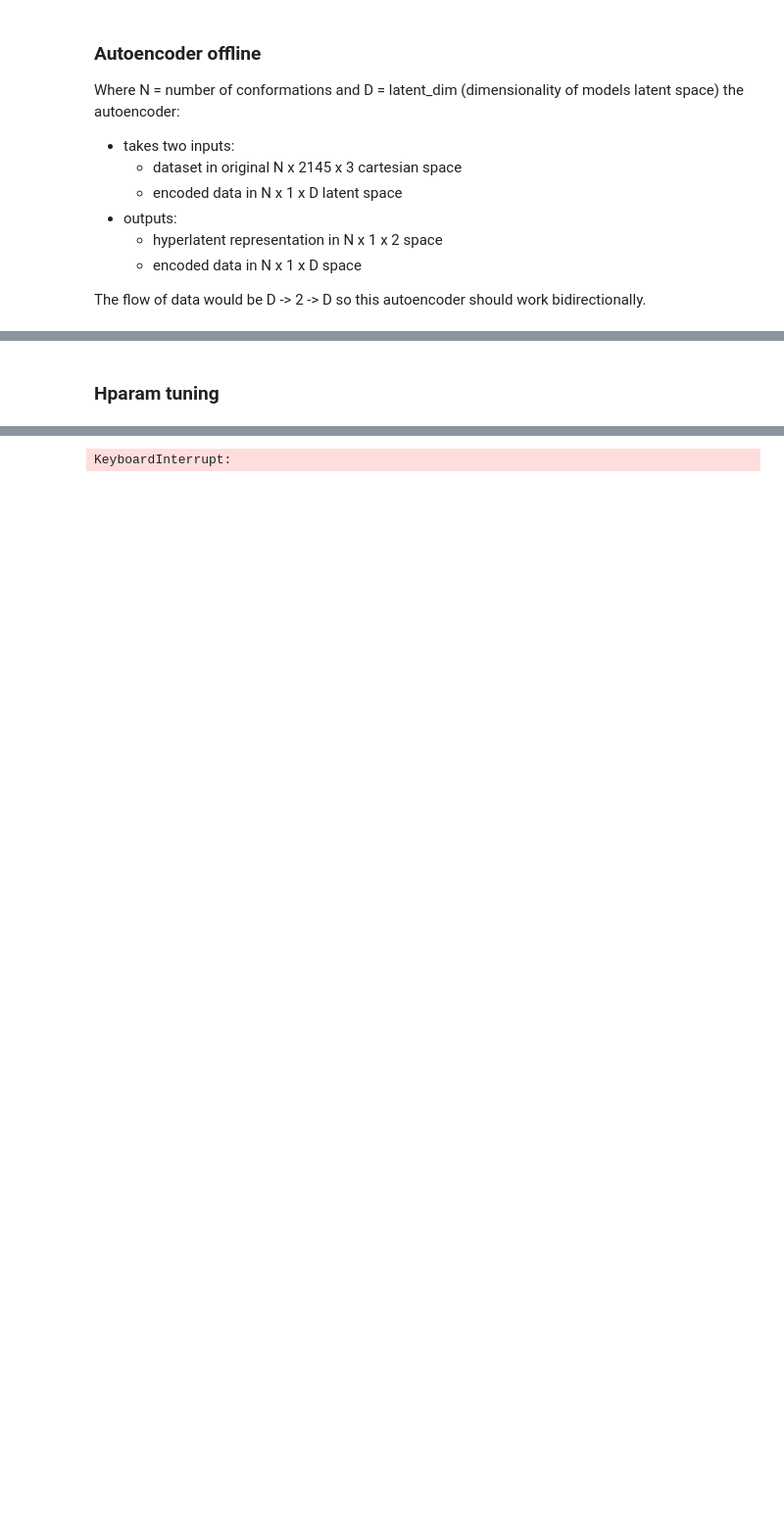
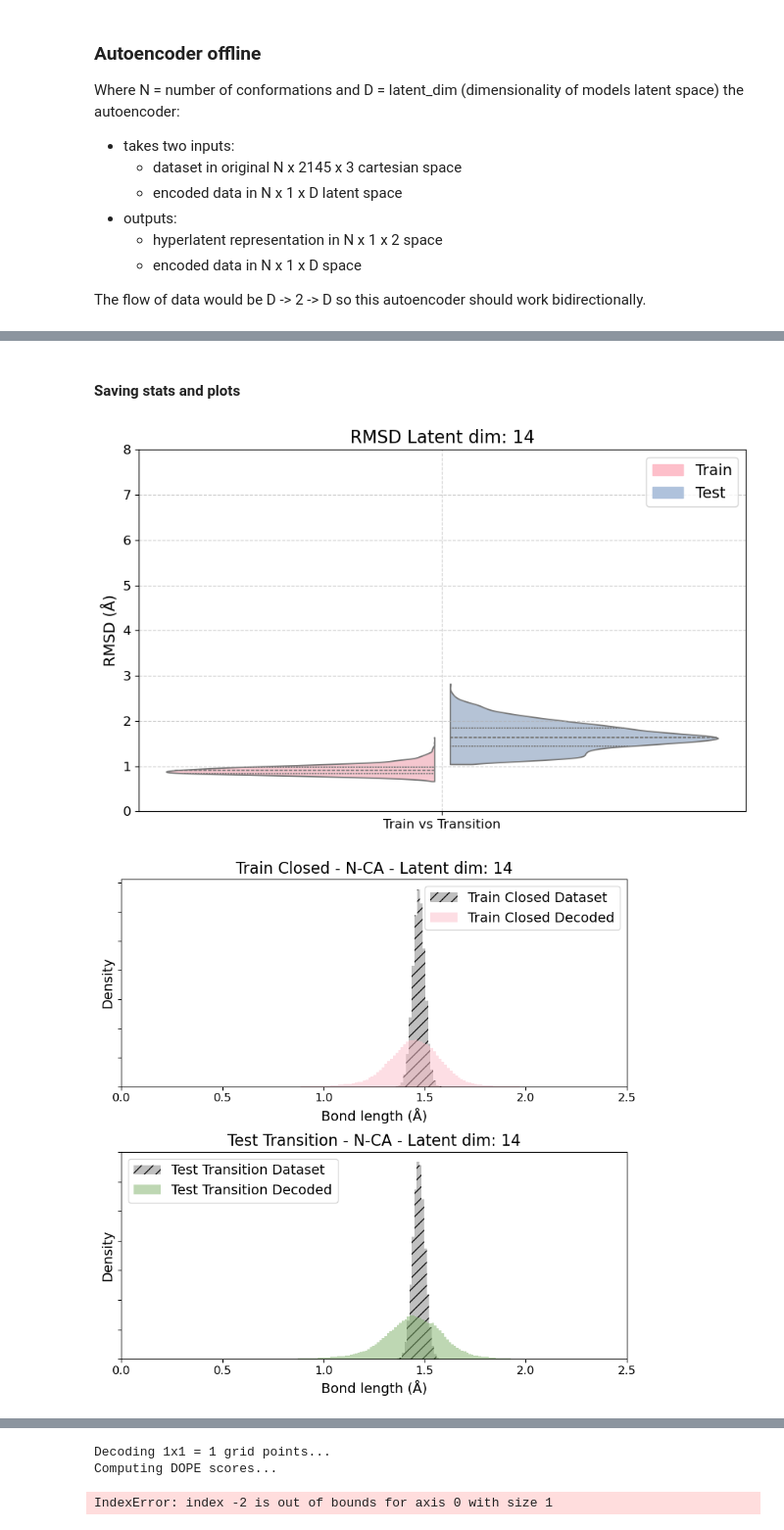
Before and after one commit to briandaniel14/molearn, a Jupyter notebook: analysis/cnn_multi_dim.ipynb, the cells around one changed output, grey strips where cells are left out. Shown at 98% size. Saved outputs shown, nothing was run; the diff lists cells and outputs as text; code cells hidden in the pictures; blank space fills up the shorter version.

```diff
--- a/analysis/cnn_multi_dim.ipynb
+++ b/analysis/cnn_multi_dim.ipynb
@@ -721,57 +846,82 @@ for i, weight in enumerate(weights):
 # %% [markdown]
-### Hparam tuning
+#### Saving stats and plots
 # %%
-KEY = ["train_both"]
-
-run = 10
-var = 14
-
-ma = MAs[run][var]
 weight = [0, 0, 1, 0]
 loss_func = composite_loss(ma, weight)
 tuned_params = {
-    "lr": 0.0005713591816215881,
-    "hidden_dim": 128,
-    "num_layers": 3,
-    "dropout": 0.027172688481867702,
+    "lr": 0.0007797117540880056,
+    "hidden_dim": 256,
+    "num_layers": 4,
+    "dropout": 0.022230379008573713,
 }
+
+# {'lr': 0.00033228392498695, 'hidden_dim': 256, 'num_layers': 6, 'dropout': 0.035507442793030704} loss 0.029
+# {'lr': 0.0007797117540880056, 'hidden_dim': 256, 'num_layers': 4, 'dropout': 0.022230379008573713}. Best is trial 36 with value: 0.028700262574212893.
 
 model = LatentAutoencoder(
     input_dim=var,
     latent_dim=2,
     hidden_dim=tuned_params["hidden_dim"],
     num_layers=tuned_params["num_layers"],
     dropout=tuned_params["dropout"],
 )
 
-
 train_config = TrainConfig(
     ma=ma,
     model=model,
-    keys=KEY,
-    epochs=100,
+    keys=["train_both"],
+    epochs=1,
     loss_func=loss_func,
     verbose=True,
     lr=tuned_params["lr"],
     batch_size=64,
     val_split=0.1,
 )
-
 
 mlp_mas, mappings, inverse_mappings, val_losses = make_hyperlatent_mlp_mas(
     MAs, [run], [var], KEYS_ALL, train_config
 )
 
 get_all_stats(
     mas=mlp_mas,
     varis=[var],
     runs=[run],
     keys=KEYS_BOTH,
-    save_dir="../statistics/mlp_stats_hparam_tuned.csv",
+    save_dir="../statistics/mlp_stats_hparam_tuned_without4.csv",
     random_state=RANDOM_STATE,
 )
 
+mlp_ma = mlp_mas[run][var]
+mapping = mappings[run][var]
+inverse_mapping = inverse_mappings[run][var]
 
-#
-# hparam_space = ["lr", "hidden_dim", "num_layers", "dropout"]
+all_base_plots(
+    ma=mlp_ma,
+    keys=KEYS_ALL,
+    plot_data=plot_data,
+    latent_dim=var,
+    run=run,
+    save_dir="../figures/tuned_mlp",
+)
+
+
+dope_surface, d1_vals, d2_vals, fig, ax = plot_dope_mesh(
+    mlp_ma,
+    encoded_datasets=encoded_datasets,
+    mapping=mapping,
+    inverse_mapping=inverse_mapping,
+    n_samples=1,
+    refine=REFINE,
+    truncate_at=TRUNCATE_AT,
+    title=f"Hyperlatent DOPE Surface - Latent Dim {var}",
+    xlabel="Hyperlatent 1",
+    ylabel="Hyperlatent 2",
+    plot_astar=True,
+    plot_linear=True,
+    plot_crystals=True,
+    start_encoded=centroid_open,
+    end_encoded=centroid_closed,
+)
 # %% [output]
+[figure, added]
+[figure, added]
@@ -778 +931,3 @@ get_all_stats(
-KeyboardInterrupt:
+Decoding 1x1 = 1 grid points...
+Computing DOPE scores...
+IndexError: index -2 is out of bounds for axis 0 with size 1
```
Also changed, not shown: parts of 15 cells of this notebook, 25 other files.
